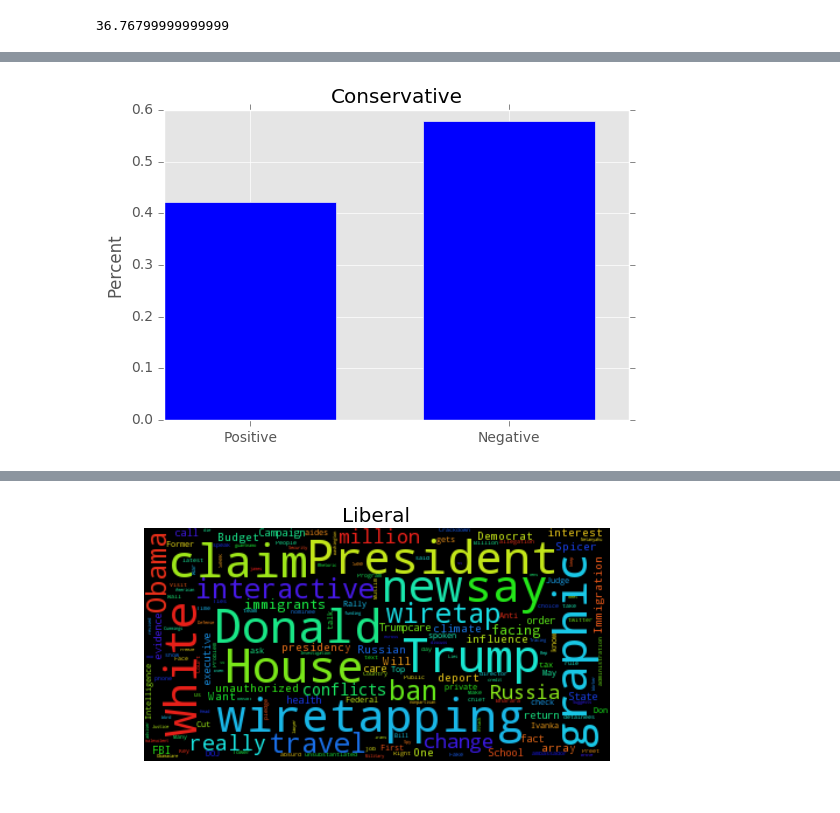
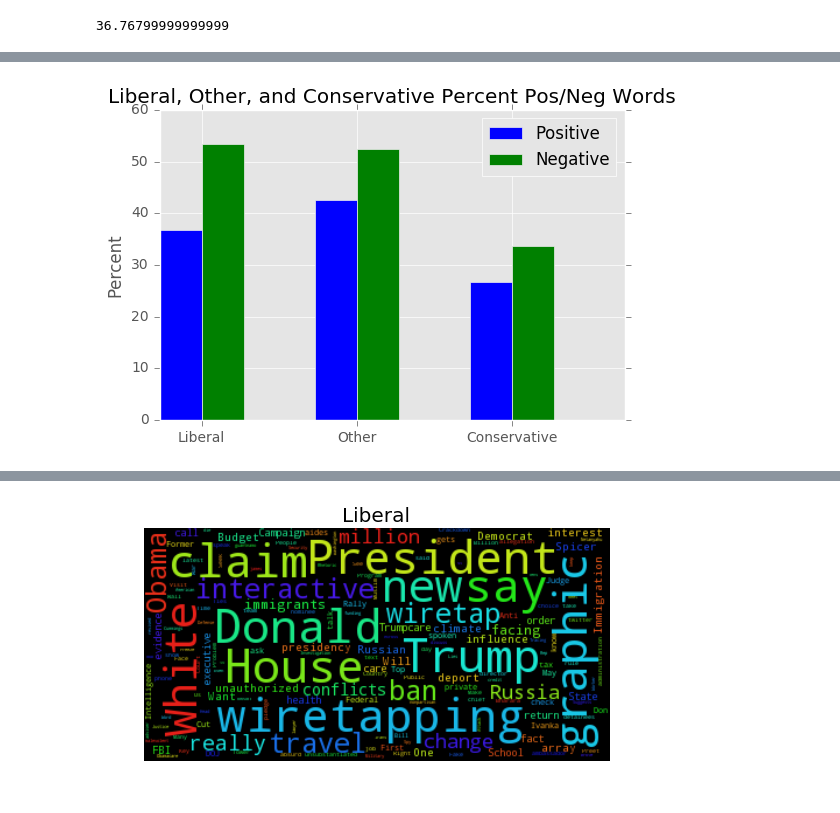
Before and after one commit to noashadmon/sta141bfinal, a Jupyter notebook: codebase.ipynb, the cells around one changed output, grey strips where cells are left out. Cells and saved outputs as stored; diff of their text form; code cells hidden in the pictures.

```diff
--- a/codebase.ipynb
+++ b/codebase.ipynb
@@ -23,7 +23,7 @@ def fileReader(files):
     return title_names
 other = ['wsj.txt', 'npr.txt', 'economist.txt']
 liberal = ['abc.txt', 'Huffpost.txt', 'nytimes.txt', 'washington.txt']
-conservative = ['fox.txt']
+conservative = ['fox.txt','breitbart.txt']
 # %%
 other = fileReader(other)
 liberal = fileReader(liberal)
@@ -97,7 +88,23 @@ plotBar(libPos, libNeg, 'Liberal')
-# %%
-plotBar(conPos, conNeg, 'Conservative')
-# %% [output]
-[figure, removed]
+# %%
+ind = np.arange(3)
+width = 0.27
+fig = plt.figure()
+ax = fig.add_subplot(111)
+
+yvals = [libPos, otherPos, conPos]
+rects1 = ax.bar(ind, yvals, width, color='b')
+
+zvals = [libNeg, otherNeg, conNeg]
+rects2 = ax.bar(ind+width, zvals, width, color='g')
+
+ax.set_ylabel('Percent')
+ax.set_xticks(ind+width)
+ax.set_title("Liberal, Other, and Conservative Percent Pos/Neg Words")
+ax.set_xticklabels( ('Liberal', 'Other', 'Conservative') )
+ax.legend( (rects1[0], rects2[0]), ('Positive', 'Negative'))
+plt.show()
+# %% [output]
+[figure, added]
 # %%
 import itertools
 def plotWordCloud(tokentit,type):
```
Also changed, not shown: parts of 30 cells of this notebook, 1 other file.
